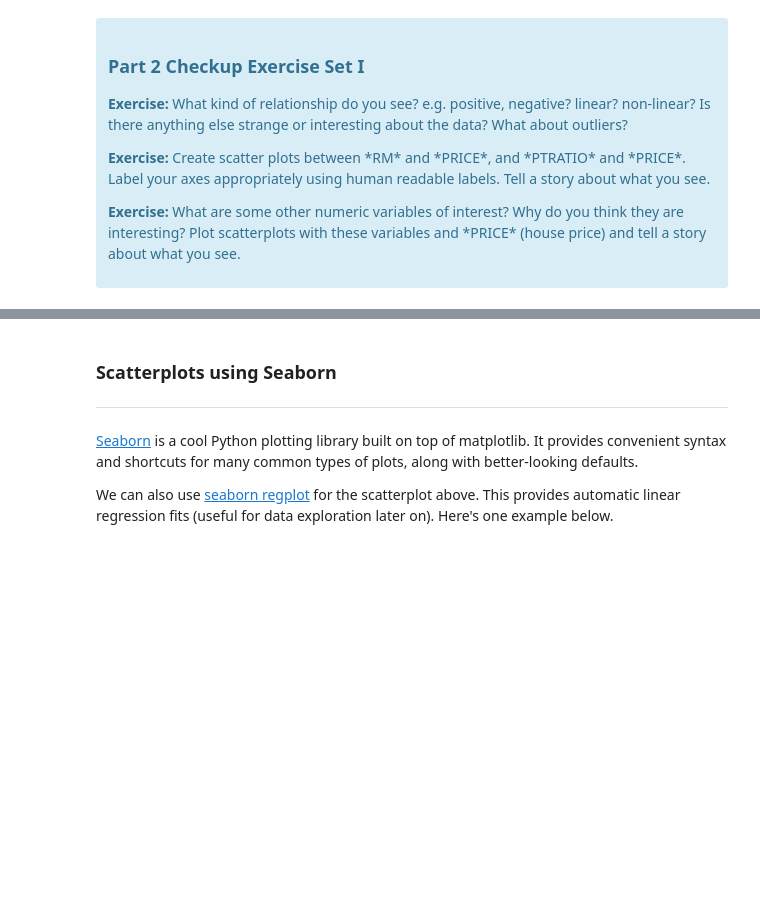
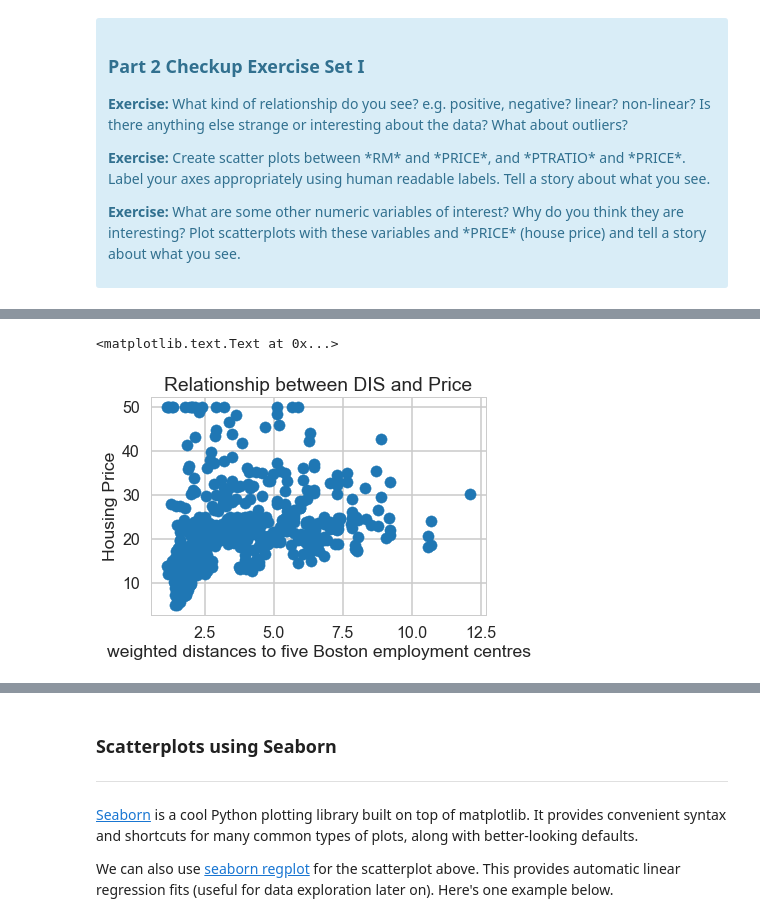
Before and after one commit to nasims/DataScience, a Jupyter notebook: linear_regression/Mini_Project_Linear_Regression_nasims.ipynb, the cells around one changed output, grey strips where cells are left out. Cells and saved outputs as stored; diff of their text form; code cells hidden in the pictures; blank space fills up the shorter version.

```diff
--- a/linear_regression/Mini_Project_Linear_Regression_nasims.ipynb
+++ b/linear_regression/Mini_Project_Linear_Regression_nasims.ipynb
@@ -226,0 +301,9 @@ plt.title("Relationship between CRIM and Price")
+# %%
+# your turn: create some other scatter plots
+plt.scatter(bos.DIS, bos.PRICE)
+plt.xlabel("weighted distances to five Boston employment centres")
+plt.ylabel("Housing Price")
+plt.title("Relationship between DIS and Price")
+# %% [output]
+<matplotlib.text.Text at 0x...>
+[figure, added]
```
Also changed, not shown: parts of 70 cells of this notebook.
